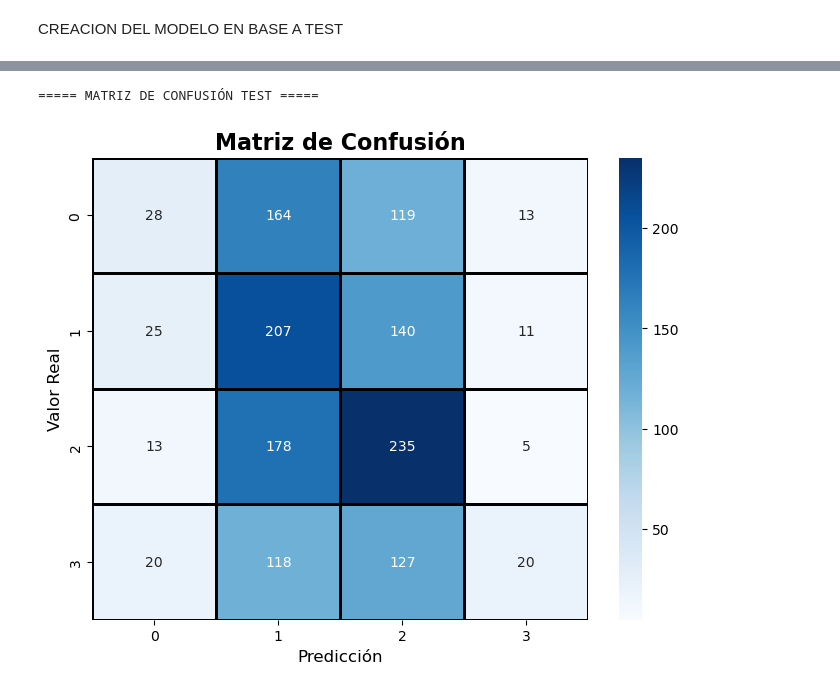
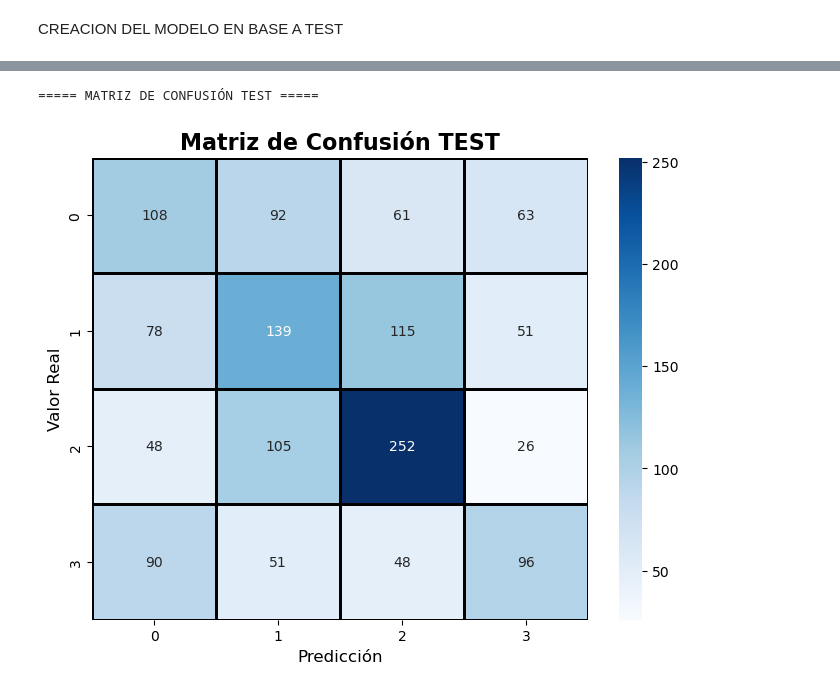
Before and after one commit to Zathiald/VideoGamePrediction_A01705403, a Jupyter notebook: VideoGamePredictionA01705403.ipynb, the cells around one changed output, grey strips where cells are left out. Cells and saved outputs as stored; diff of their text form; code cells hidden in the pictures.

Commit message:
Model Version 2

```diff
--- a/VideoGamePredictionA01705403.ipynb
+++ b/VideoGamePredictionA01705403.ipynb
@@ -172,9 +194,10 @@ X = ct.fit_transform(X)
 # ==========================================
 
 # Separar dataset en entrenamiento y prueba
-X_train, X_test, y_train, y_test = train_test_split(
+X_train, X_test, y_train_reg, y_test_reg, y_train_class, y_test_class = train_test_split(
     X,
-    y,
+    y_reg,
+    y_class,
     test_size=0.2,
     random_state=42
 )
@@ -375,0 +415,20 @@ RandomForestRegressor(oob_score=True, random_state=42)
+# %%
+# ==========================================
+# MODELO DE CLASIFICACIÓN
+# ==========================================
+
+classifier = RandomForestClassifier(
+
+    n_estimators=200,
+
+    random_state=42,
+
+    oob_score=True
+)
+
+classifier.fit(
+    X_train,
+    y_train_class
+)
+
+print("OOB Score Clasificación:", classifier.oob_score_)
@@ -1186,18 +1282,11 @@ display(styled_classification)
 # MATRIZ DE CONFUSIÓN
 # ==========================================
 
-from sklearn.metrics import confusion_matrix
+# Valores reales
+critic_real = y_test_class.values
 
-critic_real = y_test["Critic_Score_Class"].values
-
-critic_pred = np.round(y_pred_test[:, 5]).astype(int)
-
-# Evitar valores fuera de rango
-critic_pred = np.clip(
-    critic_pred,
-    critic_real.min(),
-    critic_real.max()
-)
+# Predicciones del clasificador
+critic_pred = classifier.predict(X_test)
 
 # Crear matriz
 matrix = confusion_matrix(
@@ -1214,32 +1303,32 @@ print("\n===== MATRIZ DE CONFUSIÓN TEST =====\n")
 plt.figure(figsize=(8,6))
 
 sns.heatmap(
     matrix,
     annot=True,
     fmt="d",
     cmap="Blues",
     linewidths=1,
     linecolor="black",
     cbar=True
 )
 
 plt.title(
-    "Matriz de Confusión",
+    "Matriz de Confusión TEST",
     fontsize=16,
     fontweight="bold"
 )
 
 plt.xlabel(
     "Predicción",
     fontsize=12
 )
 
 plt.ylabel(
     "Valor Real",
     fontsize=12
 )
 
 plt.show()
 # %% [output]
 ===== MATRIZ DE CONFUSIÓN TEST =====
-[figure, old version]
+[figure, new version]
```
Also changed, not shown: parts of 15 cells of this notebook.
